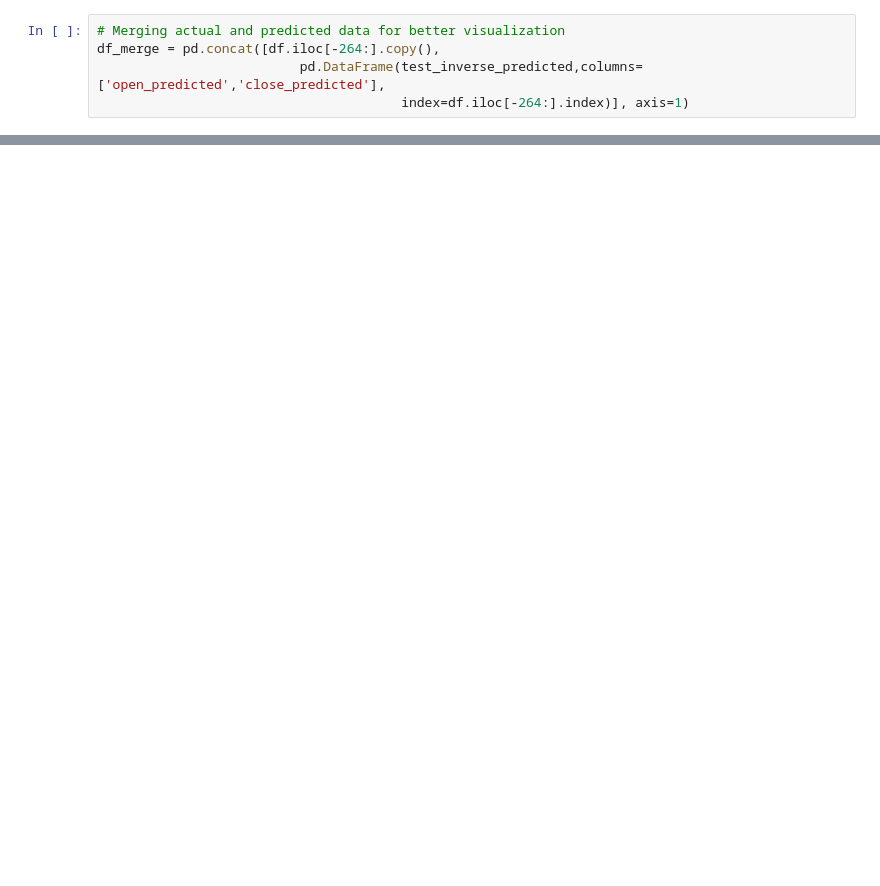
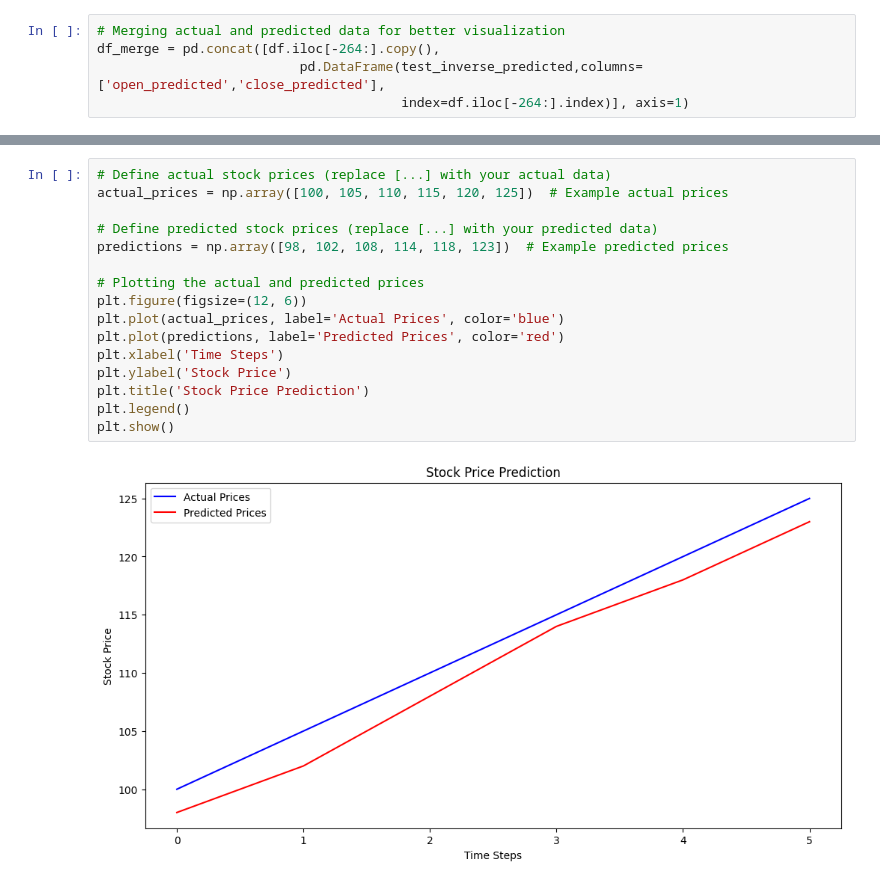
Before and after one commit to ronitmalvi/Attention-is-all-you-need, a Jupyter notebook: app.ipynb, the cells around one changed output, grey strips where cells are left out. Drawn from its saved outputs; the diff is of its cells as text; blank space fills up the shorter version.

```diff
--- a/app.ipynb
+++ b/app.ipynb
@@ -309,0 +392,18 @@ plt.show()
+# %%
+# Define actual stock prices (replace [...] with your actual data)
+actual_prices = np.array([100, 105, 110, 115, 120, 125])  # Example actual prices
+
+# Define predicted stock prices (replace [...] with your predicted data)
+predictions = np.array([98, 102, 108, 114, 118, 123])  # Example predicted prices
+
+# Plotting the actual and predicted prices
+plt.figure(figsize=(12, 6))
+plt.plot(actual_prices, label='Actual Prices', color='blue')
+plt.plot(predictions, label='Predicted Prices', color='red')
+plt.xlabel('Time Steps')
+plt.ylabel('Stock Price')
+plt.title('Stock Price Prediction')
+plt.legend()
+plt.show()
+# %% [output]
+[figure, added]
```
Also changed, not shown: parts of 19 cells of this notebook.
